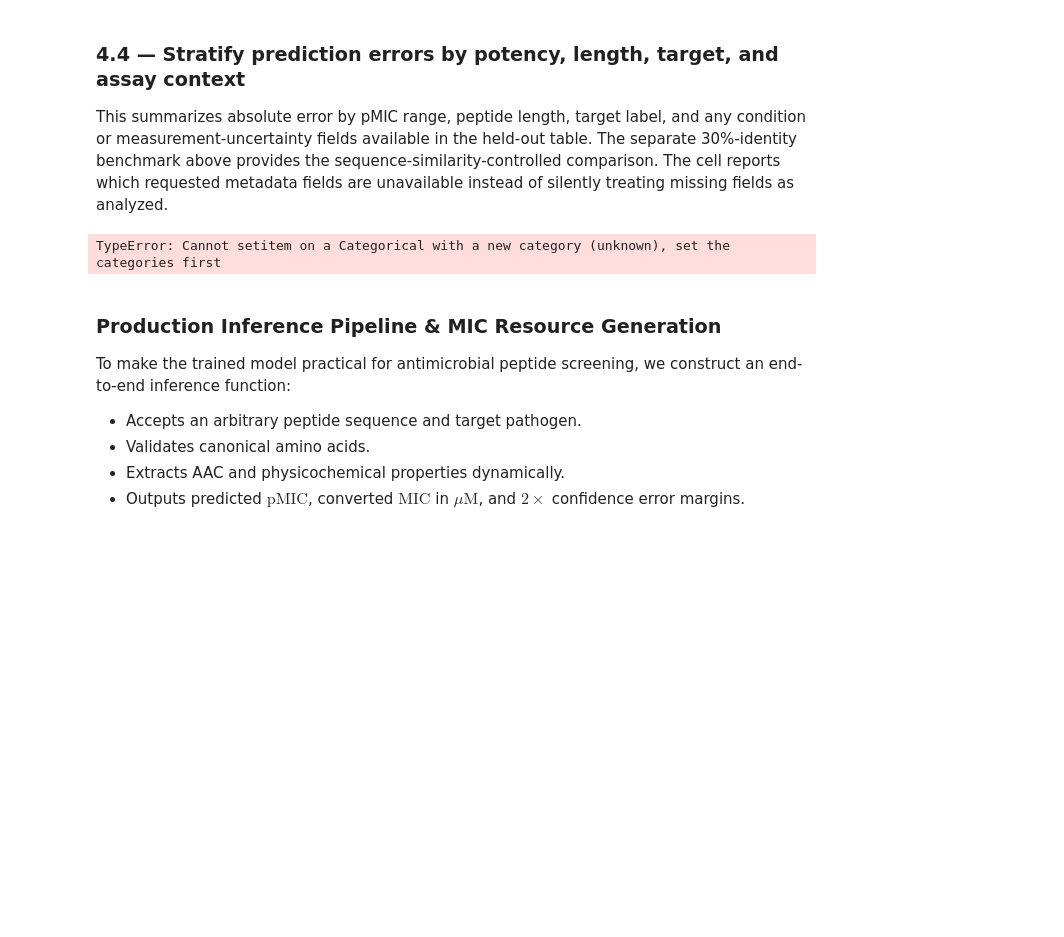
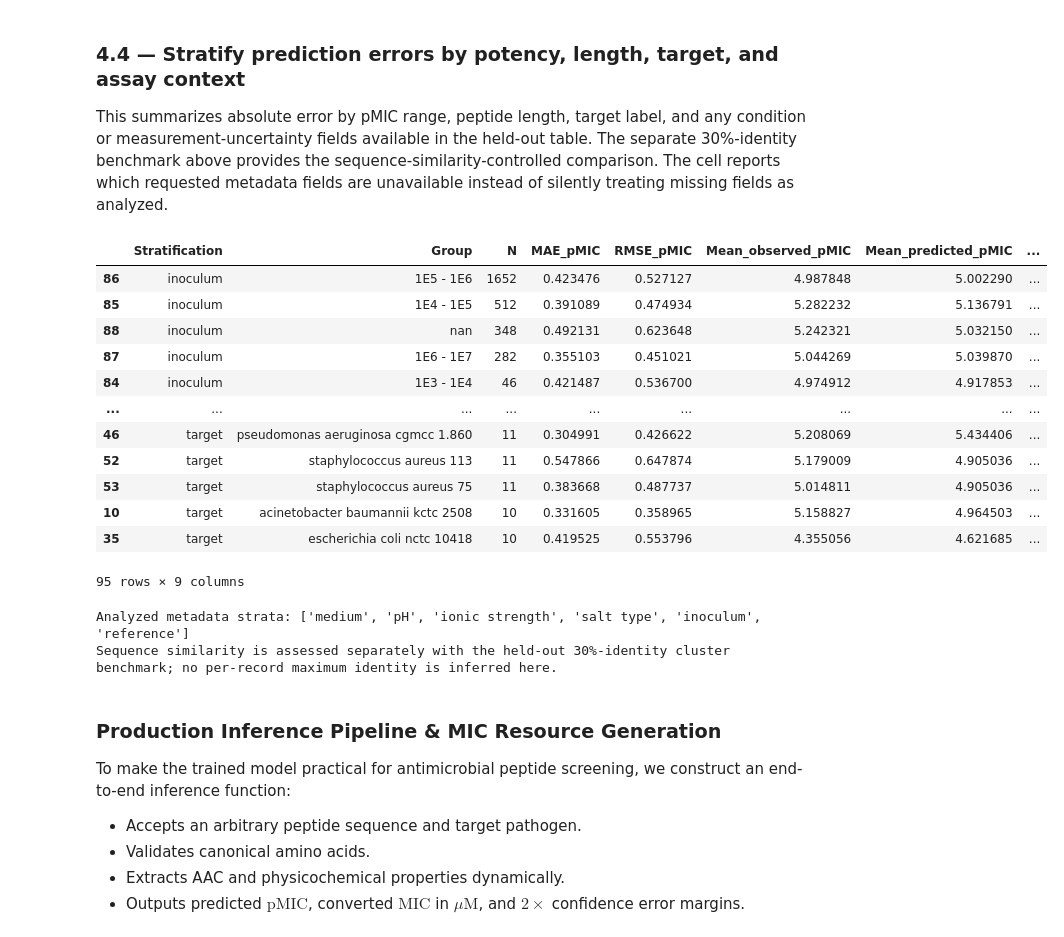
Before and after one commit to dhriti046/mic_prediction, a Jupyter notebook: drive_linked_MIC_prediction_.ipynb, the cells around one changed output. Saved outputs shown, nothing was run; the diff lists cells and outputs as text; code cells hidden in the pictures; blank space fills up the shorter version.

```diff
--- a/drive_linked_MIC_prediction_.ipynb
+++ b/drive_linked_MIC_prediction_.ipynb
@@ -5788,7 +5788,8 @@ def error_strata(frame, truth, pred, group_specs):
     output = []
     for label, series in group_specs:
         if series is None: continue
-        groups = series.reset_index(drop=True).fillna("unknown").astype(str)
+        # Convert to string first to avoid category validation errors on pandas Categorical Series
+        groups = series.reset_index(drop=True).astype(str).fillna("unknown")
         temp = base.assign(_group=groups)
         for group_name, part in temp.groupby("_group", dropna=False):
             if len(part) < 10: continue
@@ -5798,34 +5799,48 @@ def error_strata(frame, truth, pred, group_specs):
                 "Mean_observed_pMIC": part.observed_pMIC.mean(),
                 "Mean_predicted_pMIC": part.predicted_pMIC.mean(),
                 "Within_2x_fold_pct": 100*np.mean(part.absolute_error_pMIC <= np.log10(2)),
                 "Within_4x_fold_pct": 100*np.mean(part.absolute_error_pMIC <= np.log10(4))})
     return pd.DataFrame(output)
 
 error_frame = test_df.reset_index(drop=True).copy()
 error_y = np.asarray(y_test_arr, dtype=float); error_pred = np.asarray(test_pred_strain_cb, dtype=float)
 if len(error_frame) != len(error_y) or len(error_y) != len(error_pred):
     raise ValueError("Test records and strain-aware predictions are not row-aligned.")
 error_frame["_potency_bin"] = pd.cut(error_y, [-np.inf, 4, 5, 6, np.inf], labels=["<4", "4–5", "5–6", ">=6"])
 error_frame["_length_bin"] = pd.cut(error_frame[sequence_col].astype(str).str.len(), [0, 10, 20, 30, 60, np.inf], labels=["2–10 aa", "11–20 aa", "21–30 aa", "31–60 aa", ">60 aa"])
 strata = [("pMIC range", error_frame["_potency_bin"]), ("peptide length", error_frame["_length_bin"]), ("target", error_frame[target_col] if target_col in error_frame else None)]
 metadata_candidates = {
  "medium": ["medium", "growth_medium"], "pH": ["ph", "pH"],
  "ionic strength": ["ionic_strength"], "salt type": ["salt_type"],
  "inoculum": ["cfu_group", "cfu"], "measurement operator/uncertainty": ["value_operator", "mic_operator", "measurement_type"],
  "unit conversion status": ["unit_conversion_status"], "reference": ["reference"]
 }
 available = []
 for label, candidates in metadata_candidates.items():
  col = next((c for c in candidates if c in error_frame.columns), None)
  if col and error_frame[col].nunique(dropna=False) > 1:
   strata.append((label, error_frame[col])); available.append(label)
 error_stratification_df = error_strata(error_frame, error_y, error_pred, strata)
 if error_stratification_df.empty: print("No strata met the minimum count of 10 records.")
 else: display(error_stratification_df.sort_values(["Stratification", "N"], ascending=[True, False]))
 print("Analyzed metadata strata:", available if available else "none of the candidate assay/uncertainty columns vary in this exact-MIC test set")
 print("Sequence similarity is assessed separately with the held-out 30%-identity cluster benchmark; no per-record maximum identity is inferred here.")
 # %% [output]
+|  | Stratification | Group | N | MAE_pMIC | RMSE_pMIC | Mean_observed_pMIC | Mean_predicted_pMIC | ... |
+| 86 | inoculum | 1E5 - 1E6 | 1652 | 0.423476 | 0.527127 | 4.987848 | 5.002290 | ... |
+| 85 | inoculum | 1E4 - 1E5 | 512 | 0.391089 | 0.474934 | 5.282232 | 5.136791 | ... |
+| 88 | inoculum | nan | 348 | 0.492131 | 0.623648 | 5.242321 | 5.032150 | ... |
+| 87 | inoculum | 1E6 - 1E7 | 282 | 0.355103 | 0.451021 | 5.044269 | 5.039870 | ... |
+| 84 | inoculum | 1E3 - 1E4 | 46 | 0.421487 | 0.536700 | 4.974912 | 4.917853 | ... |
+| ... | ... | ... | ... | ... | ... | ... | ... | ... |
+| 46 | target | pseudomonas aeruginosa cgmcc 1.860 | 11 | 0.304991 | 0.426622 | 5.208069 | 5.434406 | ... |
+| 52 | target | staphylococcus aureus 113 | 11 | 0.547866 | 0.647874 | 5.179009 | 4.905036 | ... |
+| 53 | target | staphylococcus aureus 75 | 11 | 0.383668 | 0.487737 | 5.014811 | 4.905036 | ... |
+| 10 | target | acinetobacter baumannii kctc 2508 | 10 | 0.331605 | 0.358965 | 5.158827 | 4.964503 | ... |
+| 35 | target | escherichia coli nctc 10418 | 10 | 0.419525 | 0.553796 | 4.355056 | 4.621685 | ... |
-TypeError: Cannot setitem on a Categorical with a new category (unknown), set the categories first
+95 rows × 9 columns
+Analyzed metadata strata: ['medium', 'pH', 'ionic strength', 'salt type', 'inoculum', 'reference']
+Sequence similarity is assessed separately with the held-out 30%-identity cluster benchmark; no per-record maximum identity is inferred here.
 # %% [markdown]
 ### Production Inference Pipeline & MIC Resource Generation
 
```
Also changed, not shown: parts of 3 cells of this notebook.
